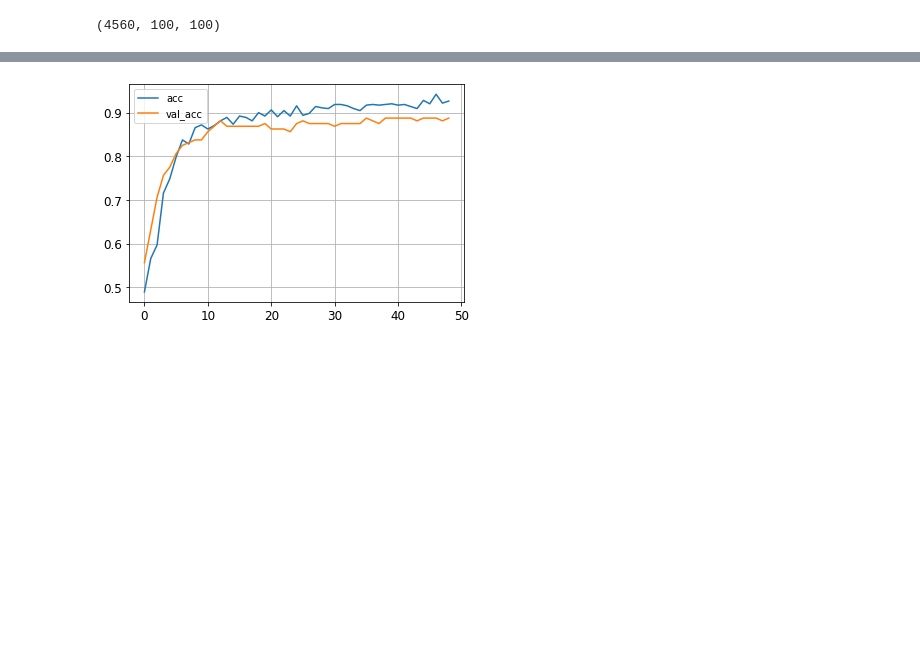
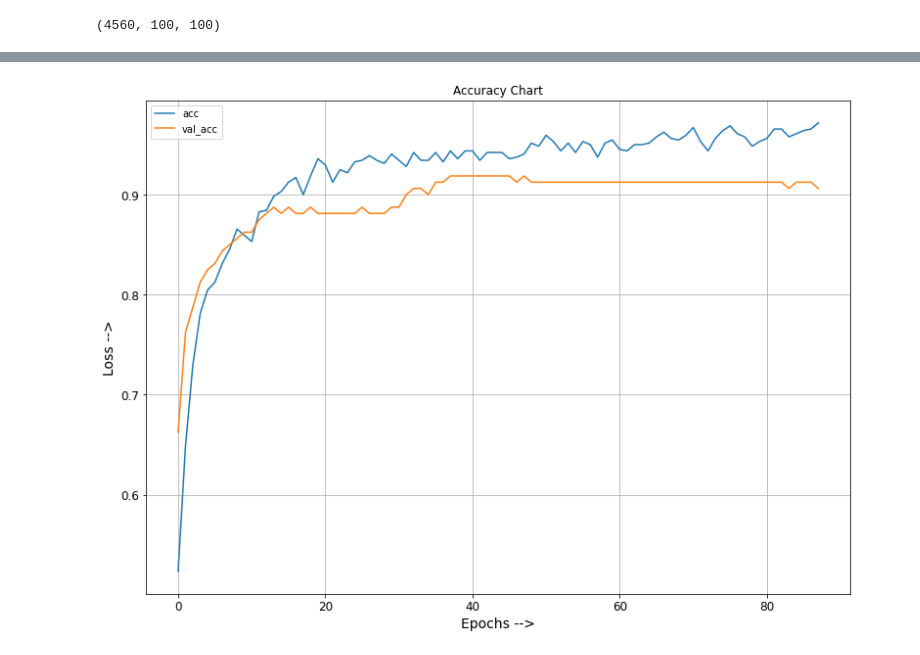
Before and after one commit to pk0912/threat_text_classification, a Jupyter notebook: notebooks/classification_models.ipynb, the cells around one changed output, grey strips where cells are left out. Drawn from its saved outputs; the diff is of its cells as text; code cells hidden in the pictures; blank space fills up the shorter version.

```diff
--- a/notebooks/classification_models.ipynb
+++ b/notebooks/classification_models.ipynb
@@ -60,7 +66,8 @@ TRAIN_DIR = os.path.join(DATA_DIR, "training_data/word_2_index/")
 # %%
 CLASSES = ["threat"]
 # %%
-train_data = pd.read_csv(os.path.join(TRAIN_DIR, "vectors_complex.csv"), encoding="utf-8")
+train_data = pd.read_csv(os.path.join(TRAIN_DIR, "train_vectors_complex.csv"), encoding="utf-8")
+val_data = pd.read_csv(os.path.join(VAL_DIR, "val_vectors_complex.csv"), encoding="utf-8")
 # %%
 train_data.head()
 # %% [output]
@@ -74,4 +91,6 @@ train_data.head()
 # %%
 X = train_data[[str(i) for i in np.arange(0, 100, 1)]].values
 y = train_data[CLASSES].values
+val_X = val_data[[str(i) for i in np.arange(0, 100, 1)]].values
+val_y = val_data[CLASSES].values
 # %%
@@ -203,7 +271,7 @@ def create_lstm_model():
 def create_bidirectional_model():
     input_ = Input(shape=(MAX_SEQUENCE_LENGTH,))
     x = embed_layer(input_)
-    x = Bidirectional(LSTM(15, return_sequences=True, dropout=0.4, recurrent_dropout=0.4))(x)
+    x = Bidirectional(GRU(10, return_sequences=True, dropout=0.5, recurrent_dropout=0.5))(x)
     x = GlobalMaxPool1D()(x)
     output = Dense(len(CLASSES), activation="sigmoid")(x)
     model = Model(input_, output)
@@ -261,9 +329,9 @@ model.compile(
 history = model.fit(
     X,
     y,
-    batch_size=BATCH_SIZE,
-    epochs=200,
-    validation_split=VALIDATION_SPLIT,
+    batch_size=BATCH_SIZE // 4,
+    epochs=20 * EPOCHS,
+    validation_data=(val_X, val_y),
     callbacks=[EarlyStopping(patience=10)]
 )
 # %% [output]
@@ -296,9 +369,14 @@ plt.show()
 # %%
 # accuracies
-plt.plot(history.history['accuracy'], label='acc')
-plt.plot(history.history['val_accuracy'], label='val_acc')
+plt.figure(figsize=(10, 7))
+plt.plot(history.history['accuracy'], "-", label='acc')
+plt.plot(history.history['val_accuracy'], "-", label='val_acc')
 plt.legend()
 plt.grid()
+plt.gca().set_position([0, 0, 1, 1])
+plt.xlabel("Epochs -->")
+plt.ylabel("Loss -->")
+plt.title("Accuracy Chart")
 plt.show()
 # %% [output]
-[figure, old version]
+[figure, new version]
```
Also changed, not shown: parts of 25 cells of this notebook, 1 other file.
